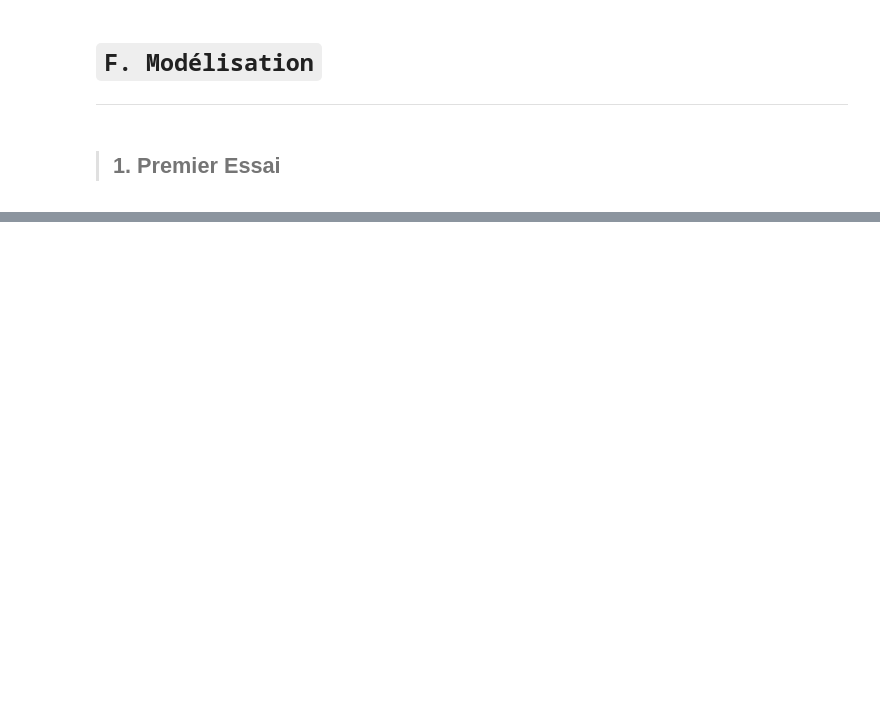
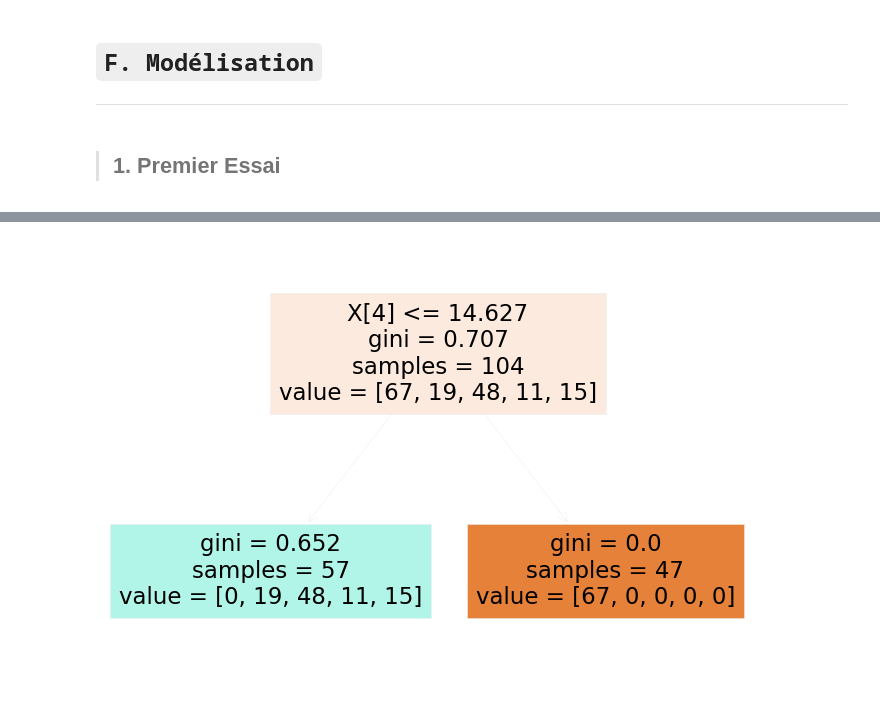
Before and after one commit to Mouhamadane/drug_model, a Jupyter notebook: Analyse_medicament.ipynb, the cells around one changed output, grey strips where cells are left out. Drawn from its saved outputs; the diff is of its cells as text; code cells hidden in the pictures; blank space fills up the shorter version.

```diff
--- a/Analyse_medicament.ipynb
+++ b/Analyse_medicament.ipynb
@@ -771,0 +819,6 @@ sns.heatmap(confusion_matrix(y_test, y_pred), annot = True, fmt='g')
+# %%
+from sklearn.tree import plot_tree
+plot_tree(randomForest_final.estimators_[0], filled=True)
+plt.show()
+# %% [output]
+[figure, added]
```
Also changed, not shown: parts of 32 cells of this notebook.
